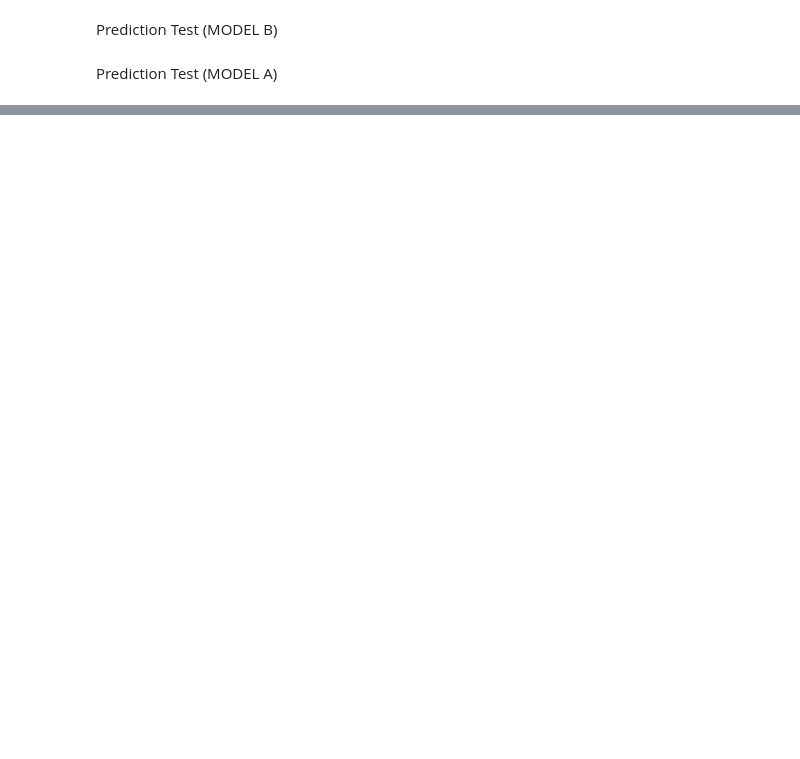
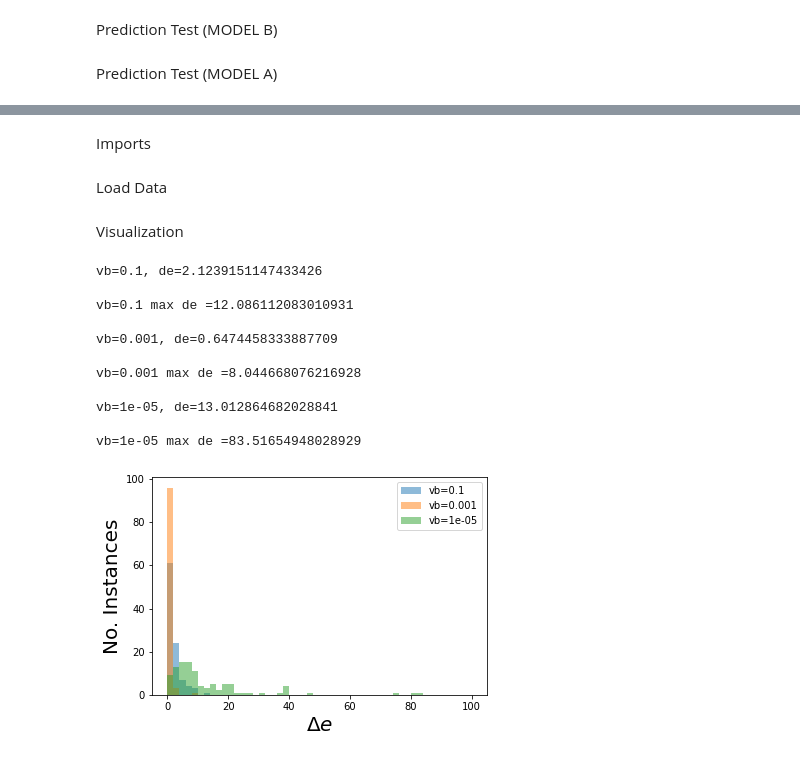
Before and after one commit to emacosta95/dft_autoencoder, a Jupyter notebook: Test.ipynb, the cells around one changed output, grey strips where cells are left out. Drawn from its saved outputs; the diff is of its cells as text; code cells hidden in the pictures; blank space fills up the shorter version.

```diff
--- a/Test.ipynb
+++ b/Test.ipynb
@@ -76,0 +154,2 @@ tensor(0.1307, dtype=torch.float64, grad_fn=<MulBackward0>) tensor(0.1106, dtype
+# %% [markdown]
+Imports
@@ -76,0 +159,45 @@ tensor(0.1307, dtype=torch.float64, grad_fn=<MulBackward0>) tensor(0.1106, dtype
+# %% [markdown]
+Load Data
+# %%
+vbs=['0.1','0.001','1e-05']
+min_energy={}
+gs_energy={}
+min_density={}
+gs_density={}
+
+for vb in vbs:
+    data_density=np.load(f'data/gradient_descent/meyer_case/DFTVAEnorm_hidden_channels_vae_[60, 60, 60, 60, 60]_hidden_channels_dft_[60, 60, 60, 60, 60]_kernel_size_13_pooling_size_2_latent_dimension_8_l1_0.0_l2_{vb}_number_istances_100_n_ensamble_1_different_initial_epochs_14999_lr_1_density.npz')
+    data_energy=np.load(f'data/gradient_descent/meyer_case/DFTVAEnorm_hidden_channels_vae_[60, 60, 60, 60, 60]_hidden_channels_dft_[60, 60, 60, 60, 60]_kernel_size_13_pooling_size_2_latent_dimension_8_l1_0.0_l2_{vb}_number_istances_100_n_ensamble_1_different_initial_epochs_14999_lr_1_energy.npz')
+
+    min_energy[vb]=data_energy['min_energy']
+    gs_energy[vb]=data_energy['gs_energy']
+
+    gs_density[vb]=data_density['gs_density']
+    min_density[vb]=data_density['min_density']
+# %% [markdown]
+Visualization
+# %%
+de={}
+
+for vb in vbs:
+    de[vb]=np.abs(gs_energy[vb]-min_energy[vb])
+    print(f'vb={vb}, de={np.average(de[vb])*627} \n')
+    print(f'vb={vb} max de ={np.max(de[vb])*627} \n')
+    plt.hist(de[vb]*627,bins=50,label=f'vb={vb}',range=(0,100),alpha=0.5)
+plt.xlabel(r'$\Delta e$',fontsize=20)
+plt.ylabel(r'No. Instances',fontsize=20)
+plt.legend()
+plt.show()
+# %% [output]
+vb=0.1, de=2.1239151147433426
+
+vb=0.1 max de =12.086112083010931
+
+vb=0.001, de=0.6474458333887709
+
+vb=0.001 max de =8.044668076216928
+
+vb=1e-05, de=13.012864682028841
+
+vb=1e-05 max de =83.51654948028929
+[figure, added]
```
Also changed, not shown: parts of 31 cells of this notebook, 11 other files.
